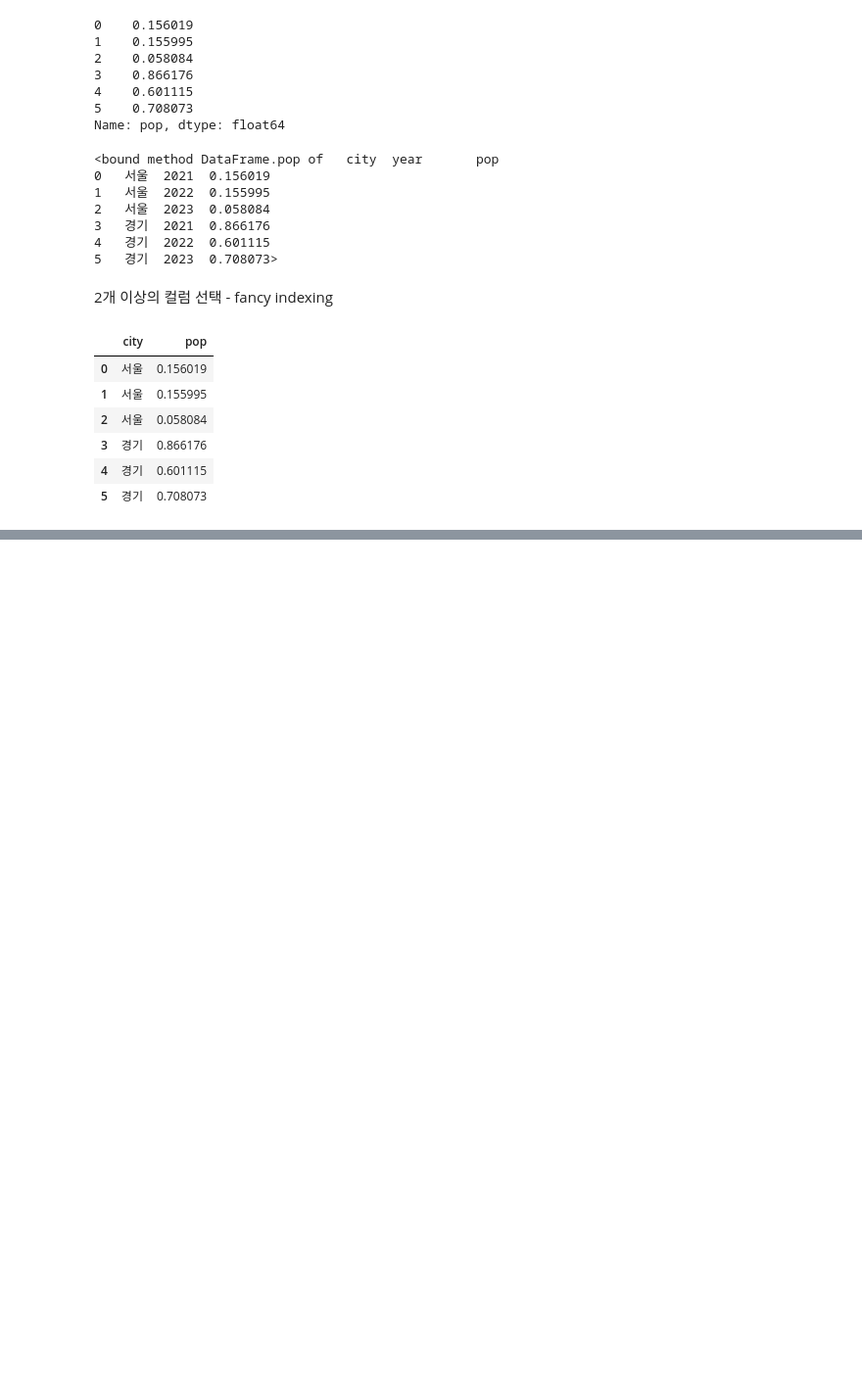
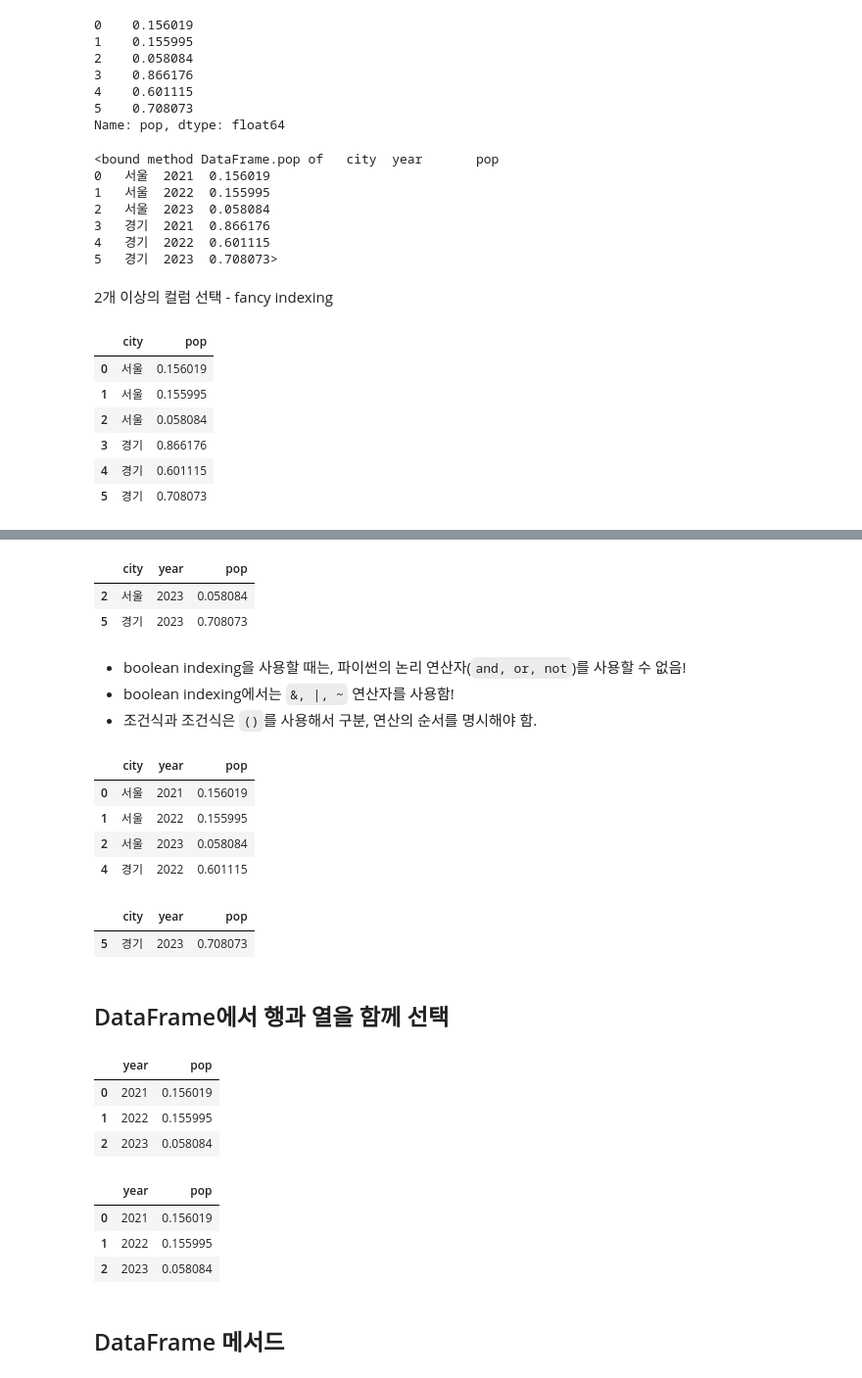
Before and after one commit to kiminhonawa/python, a Jupyter notebook: py14_pandas.ipynb, the cells around one changed output, grey strips where cells are left out. Shown at 98% size. Saved outputs shown, nothing was run; the diff lists cells and outputs as text; code cells hidden in the pictures; blank space fills up the shorter version.

```diff
--- a/py14_pandas.ipynb
+++ b/py14_pandas.ipynb
@@ -336,0 +436,43 @@ df[['city', 'pop']]
+# %%
+df[df.year == 2023]
+# %% [output]
+|  | city | year | pop |
+| 2 | 서울 | 2023 | 0.058084 |
+| 5 | 경기 | 2023 | 0.708073 |
+# %% [markdown]
+*  boolean indexing을 사용할 때는, 파이썬의 논리 연산자(`and, or, not`)를 사용할 수 없음!
+*  boolean indexing에서는 `&, |, ~` 연산자를 사용함!
+*  조건식과 조건식은 `()`를 사용해서 구분, 연산의 순서를 명시해야 함.
+# %%
+# city가 '서울'이거나, pop이 0.65 이하인 행들을 선택:
+df[(df['city'] == '서울') | (df['pop'] <= 0.65)]
+# %% [output]
+|  | city | year | pop |
+| 0 | 서울 | 2021 | 0.156019 |
+| 1 | 서울 | 2022 | 0.155995 |
+| 2 | 서울 | 2023 | 0.058084 |
+| 4 | 경기 | 2022 | 0.601115 |
+# %%
+# 경기도의 2023년 자료를 선택
+df[(df.city == '경기') & (df.year == 2023)]
+# %% [output]
+|  | city | year | pop |
+| 5 | 경기 | 2023 | 0.708073 |
+# %% [markdown]
+## DataFrame에서 행과 열을 함께 선택
+# %%
+df[df.city == '서울'][['year', 'pop']]
+# %% [output]
+|  | year | pop |
+| 0 | 2021 | 0.156019 |
+| 1 | 2022 | 0.155995 |
+| 2 | 2023 | 0.058084 |
+# %%
+df.loc[df.city == '서울', ['year', 'pop']]  # df.loc[row, column]
+# %% [output]
+|  | year | pop |
+| 0 | 2021 | 0.156019 |
+| 1 | 2022 | 0.155995 |
+| 2 | 2023 | 0.058084 |
+# %% [markdown]
+## DataFrame 메서드
```
Also changed, not shown: parts of 16 cells of this notebook.
